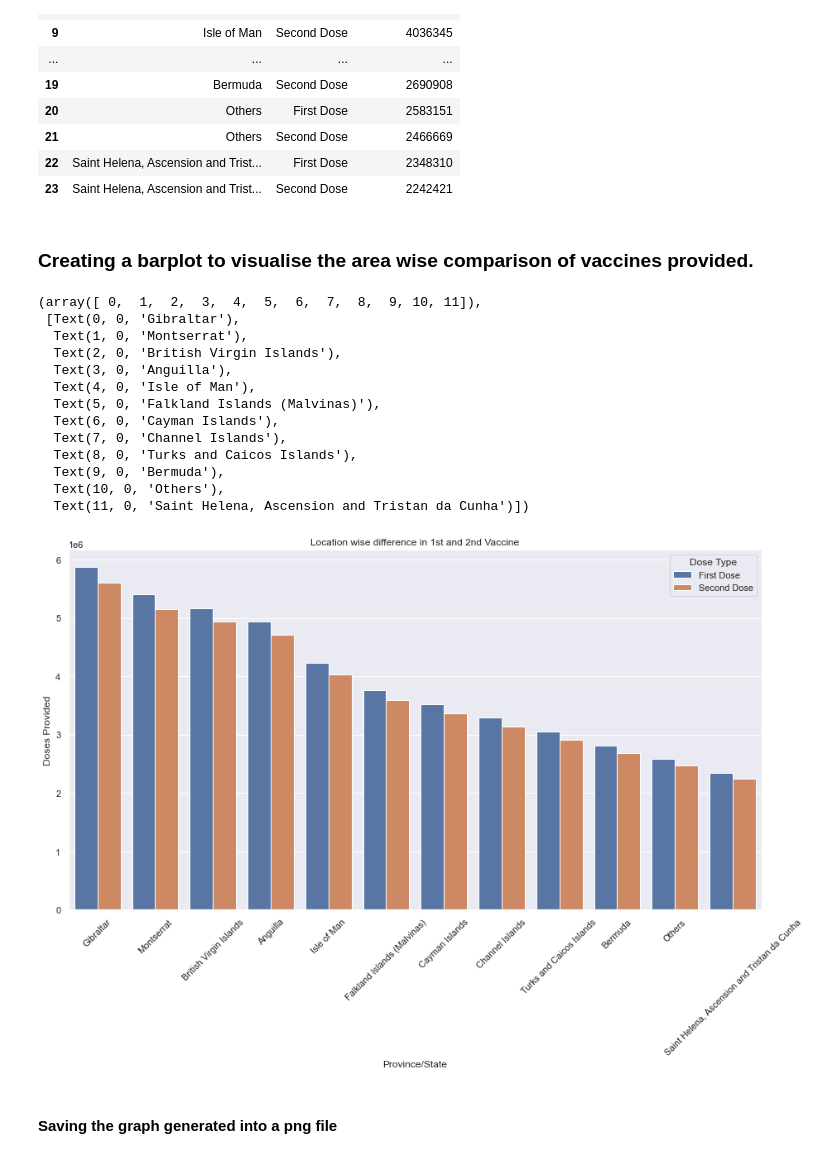
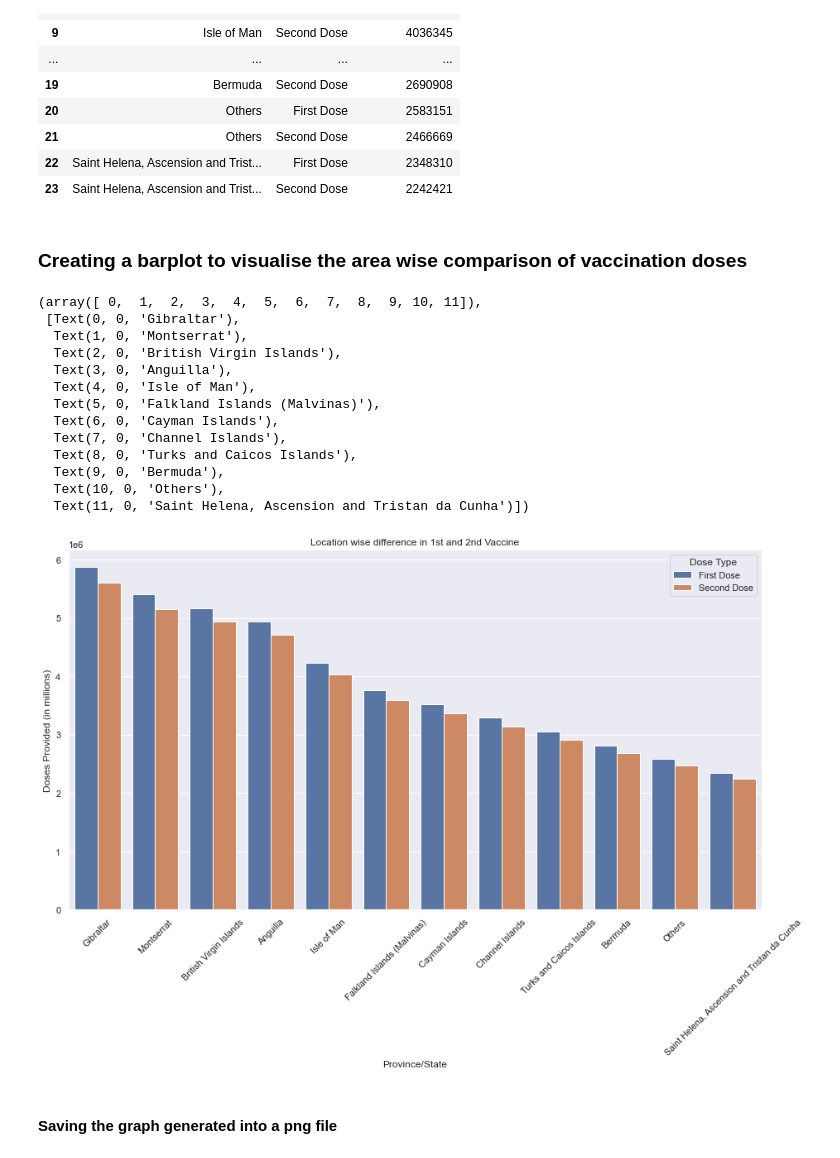
Before and after one commit to shaunanilson/Covid19_Analysis_LSE, a Jupyter notebook: Final Assignment - Uk Covid Cases.ipynb, the cells around one changed output. Saved outputs shown, nothing was run; the diff lists cells and outputs as text; code cells hidden in the pictures.

Commit message:
ipynb refinement/Report and Graph upload

```diff
--- a/Final Assignment - Uk Covid Cases.ipynb
+++ b/Final Assignment - Uk Covid Cases.ipynb
@@ -382,34 +381,35 @@ b2
 | 22 | Saint Helena, Ascension and Trist... | First Dose | 2348310 |
 | 23 | Saint Helena, Ascension and Trist... | Second Dose | 2242421 |
 # %% [markdown]
-### Creating a barplot to visualise the area wise comparison of vaccines provided.
+### Creating a barplot to visualise the area wise comparison of vaccination doses
 # %%
 #Assign the size of the plot to be generated
 sns.set(rc={'figure.figsize':(15, 8)})
 
 #4.a-Creating a barplot visualizing area wise comparison of Vaccines provided
 bar1=sns.barplot(x='Province/State',y='Doses Provided',hue='Dose Type',data=bar2)
 
 #Assigning Title to the barplot
 bar1.set_title("Location wise difference in 1st and 2nd Vaccine")
+bar1.set_ylabel("Doses Provided (in millions)")
 
 # Assigning rotation to the x axis labels to provide clear view of labels.
 plt.xticks(rotation=45)
 # %% [output]
 (array([ 0,  1,  2,  3,  4,  5,  6,  7,  8,  9, 10, 11]),
  [Text(0, 0, 'Gibraltar'),
   Text(1, 0, 'Montserrat'),
   Text(2, 0, 'British Virgin Islands'),
   Text(3, 0, 'Anguilla'),
   Text(4, 0, 'Isle of Man'),
   Text(5, 0, 'Falkland Islands (Malvinas)'),
   Text(6, 0, 'Cayman Islands'),
   Text(7, 0, 'Channel Islands'),
   Text(8, 0, 'Turks and Caicos Islands'),
   Text(9, 0, 'Bermuda'),
   Text(10, 0, 'Others'),
   Text(11, 0, 'Saint Helena, Ascension and Tristan da Cunha')])
-[figure, old version]
+[figure, new version]
 # %% [markdown]
 #### Saving the graph generated into a png file
 # %%
```
Also changed, not shown: parts of 28 cells of this notebook, 2 other files.
